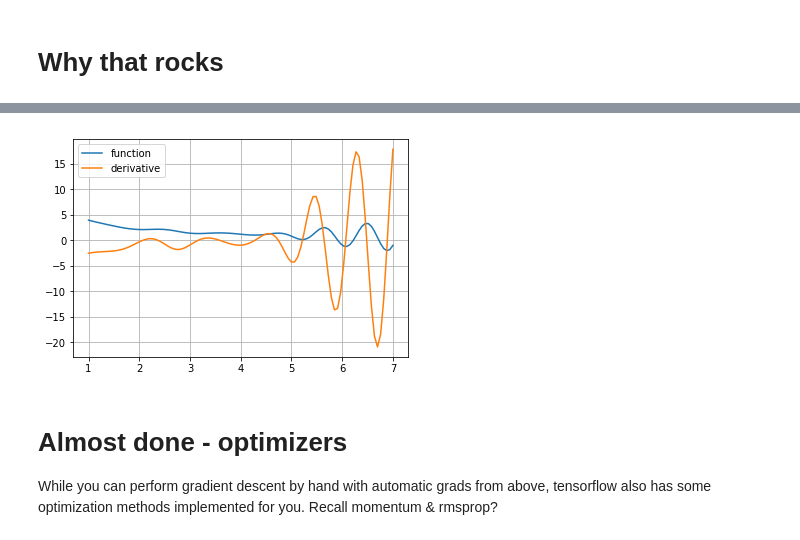
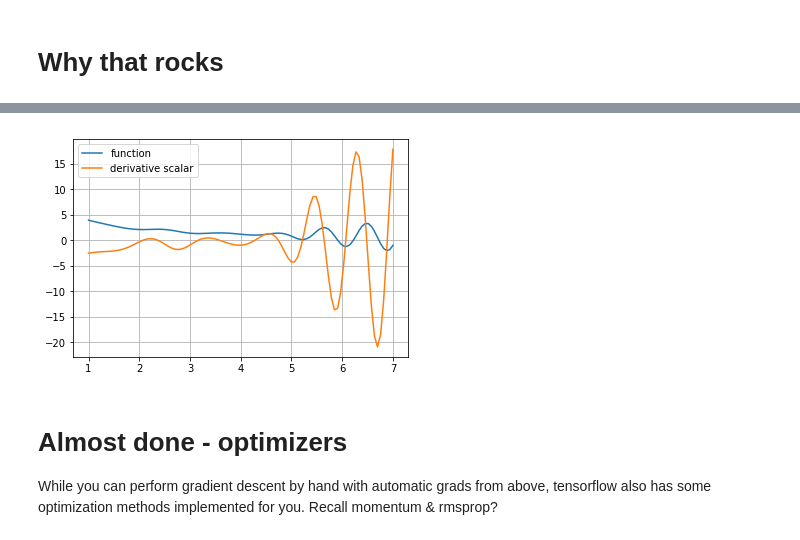
Before and after one commit to RQuispeC/intro-to-dl, a Jupyter notebook: week2/Tensorflow-task.ipynb, the cells around one changed output, grey strips where cells are left out. Saved outputs shown, nothing was run; the diff lists cells and outputs as text; code cells hidden in the pictures.

```diff
--- a/week2/Tensorflow-task.ipynb
+++ b/week2/Tensorflow-task.ipynb
@@ -240,21 +244,23 @@ der_by_vector = tf.gradients(weird_psychotic_function, my_vector)
 # %%
 # Plotting the derivative
 scalar_space = np.linspace(1, 7, 100)
 
 y = [s.run(weird_psychotic_function, {my_scalar:x, my_vector:[1, 2, 3]})
      for x in scalar_space]
 
 plt.plot(scalar_space, y, label='function')
 
 y_der_by_scalar = [s.run(der_by_scalar,
                          {my_scalar:x, my_vector:[1, 2, 3]})
                    for x in scalar_space]
+plt.plot(scalar_space, y_der_by_scalar, label='derivative scalar')
 
-plt.plot(scalar_space, y_der_by_scalar, label='derivative')
+
+
 plt.grid()
 plt.legend();
 # %% [output]
-[figure, old version]
+[figure, new version]
 # %% [markdown]
 # Almost done - optimizers
 
```
Also changed, not shown: parts of 15 cells of this notebook.
